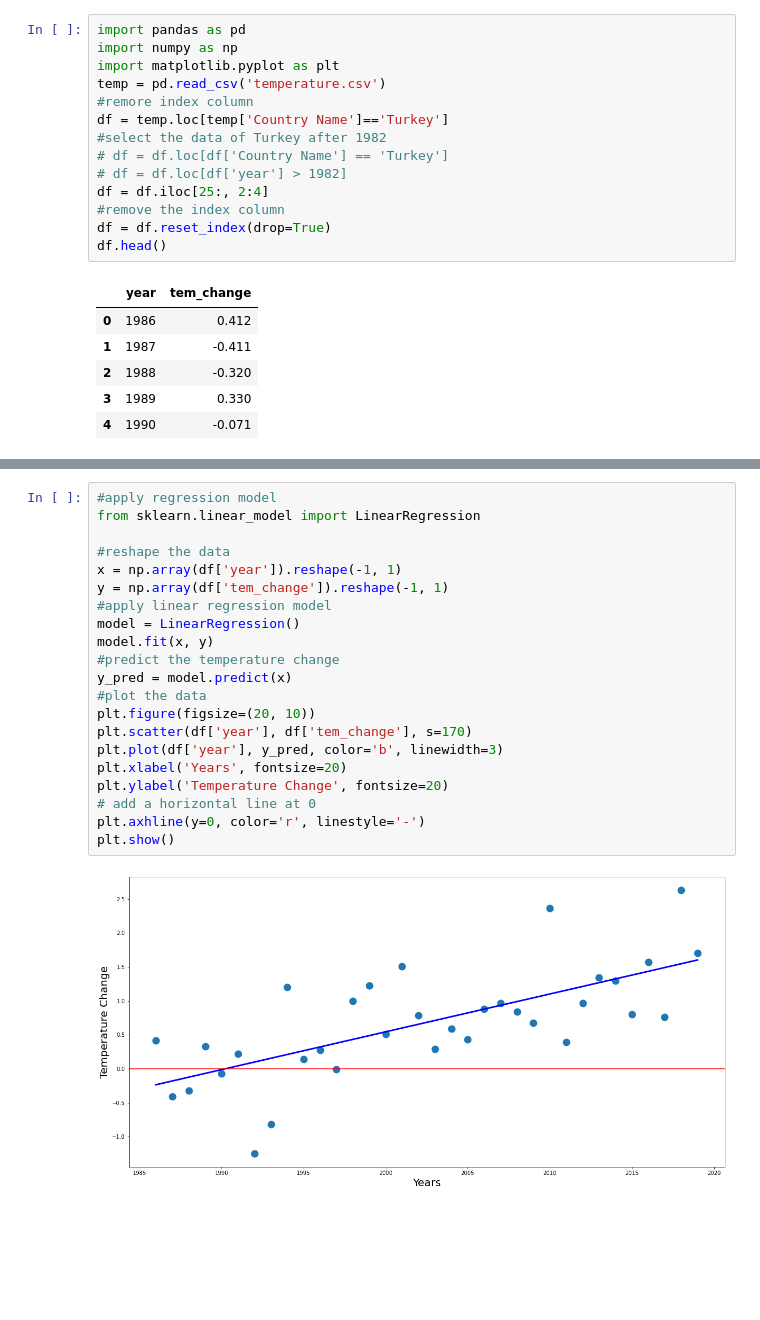
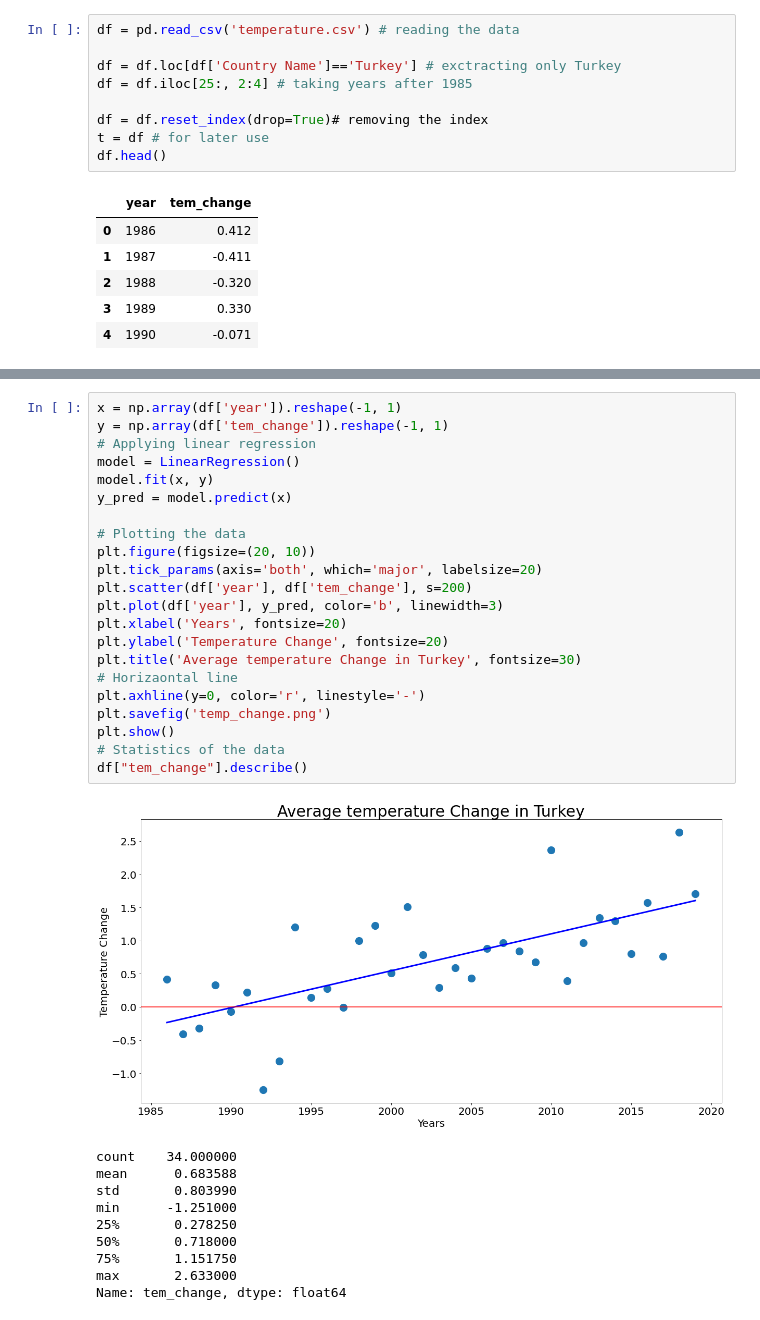
Before and after one commit to KurosJS/yzv211_project, a Jupyter notebook: implementation.ipynb, the cells around one changed output, grey strips where cells are left out. Cells and saved outputs as stored; diff of their text form; blank space fills up the shorter version.

```diff
--- a/implementation.ipynb
+++ b/implementation.ipynb
@@ -1,16 +15,11 @@
 # %%
-import pandas as pd
-import numpy as np
-import matplotlib.pyplot as plt
-temp = pd.read_csv('temperature.csv')
-#remore index column
-df = temp.loc[temp['Country Name']=='Turkey']
-#select the data of Turkey after 1982
-# df = df.loc[df['Country Name'] == 'Turkey']
-# df = df.loc[df['year'] > 1982]
-df = df.iloc[25:, 2:4]
-#remove the index column
-df = df.reset_index(drop=True)
+df = pd.read_csv('temperature.csv') # reading the data
+
+df = df.loc[df['Country Name']=='Turkey'] # exctracting only Turkey
+df = df.iloc[25:, 2:4] # taking years after 1985
+
+df = df.reset_index(drop=True)# removing the index
+t = df # for later use
 df.head()
 # %% [output]
 |  | year | tem_change |
@@ -22,23 +35,33 @@ df.head()
 # %%
-#apply regression model
-from sklearn.linear_model import LinearRegression
-
-#reshape the data
 x = np.array(df['year']).reshape(-1, 1)
 y = np.array(df['tem_change']).reshape(-1, 1)
-#apply linear regression model
+# Applying linear regression
 model = LinearRegression()
 model.fit(x, y)
-#predict the temperature change
 y_pred = model.predict(x)
-#plot the data
+
+# Plotting the data
 plt.figure(figsize=(20, 10))
-plt.scatter(df['year'], df['tem_change'], s=170)
+plt.tick_params(axis='both', which='major', labelsize=20)
+plt.scatter(df['year'], df['tem_change'], s=200)
 plt.plot(df['year'], y_pred, color='b', linewidth=3)
 plt.xlabel('Years', fontsize=20)
 plt.ylabel('Temperature Change', fontsize=20)
-# add a horizontal line at 0
+plt.title('Average temperature Change in Turkey', fontsize=30)
+# Horizaontal line
 plt.axhline(y=0, color='r', linestyle='-')
+plt.savefig('temp_change.png')
 plt.show()
+# Statistics of the data
+df["tem_change"].describe()
 # %% [output]
-[figure, old version]
+[figure, new version]
+count    34.000000
+mean      0.683588
+std       0.803990
+min      -1.251000
+25%       0.278250
+50%       0.718000
+75%       1.151750
+max       2.633000
+Name: tem_change, dtype: float64
```
Also changed, not shown: parts of 36 cells of this notebook.
